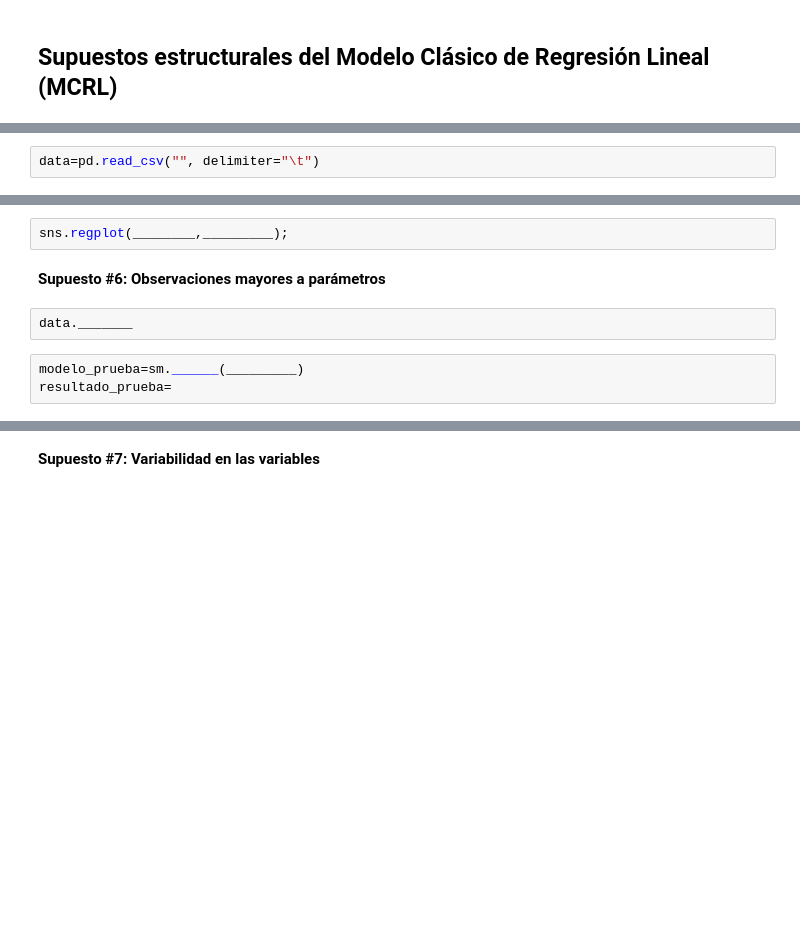
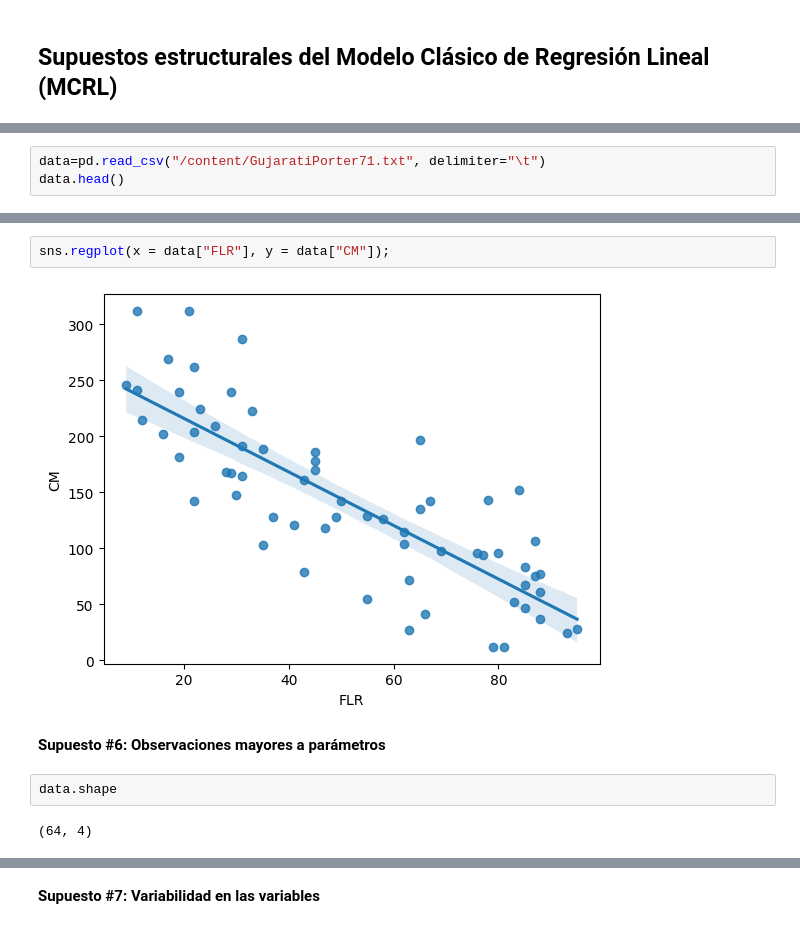
Before and after one commit to JuanAcevedoEcon/Advanced-Econometrics-MSc-, a Jupyter notebook: 1. Ordinary Least Squares (OLS)/(3) Supuestos Estructura MCO.ipynb, the cells around one changed output, grey strips where cells are left out. Saved outputs shown, nothing was run; the diff lists cells and outputs as text; blank space fills up the shorter version.

```diff
--- a/1. Ordinary Least Squares (OLS)/(3) Supuestos Estructura MCO.ipynb
+++ b/1. Ordinary Least Squares (OLS)/(3) Supuestos Estructura MCO.ipynb
@@ -8,4 +8,5 @@ import matplotlib.pyplot as plt
 import seaborn as sns
 import statsmodels.stats.api as sms
 # %%
-data=pd.read_csv("", delimiter="\t")
+data=pd.read_csv("/content/GujaratiPorter71.txt", delimiter="\t")
+data.head()
@@ -12,9 +20,10 @@ data=pd.read_csv("", delimiter="\t")
-# %%
-sns.regplot(________,_________);
+# %%
+sns.regplot(x = data["FLR"], y = data["CM"]);
+# %% [output]
+[figure, added]
 # %% [markdown]
 **Supuesto #6: Observaciones mayores a parámetros**
 # %%
-data._______
+data.shape
+# %% [output]
+(64, 4)
-# %%
-modelo_prueba=sm.______(_________)
-resultado_prueba=
```
Also changed, not shown: parts of 17 cells of this notebook.
